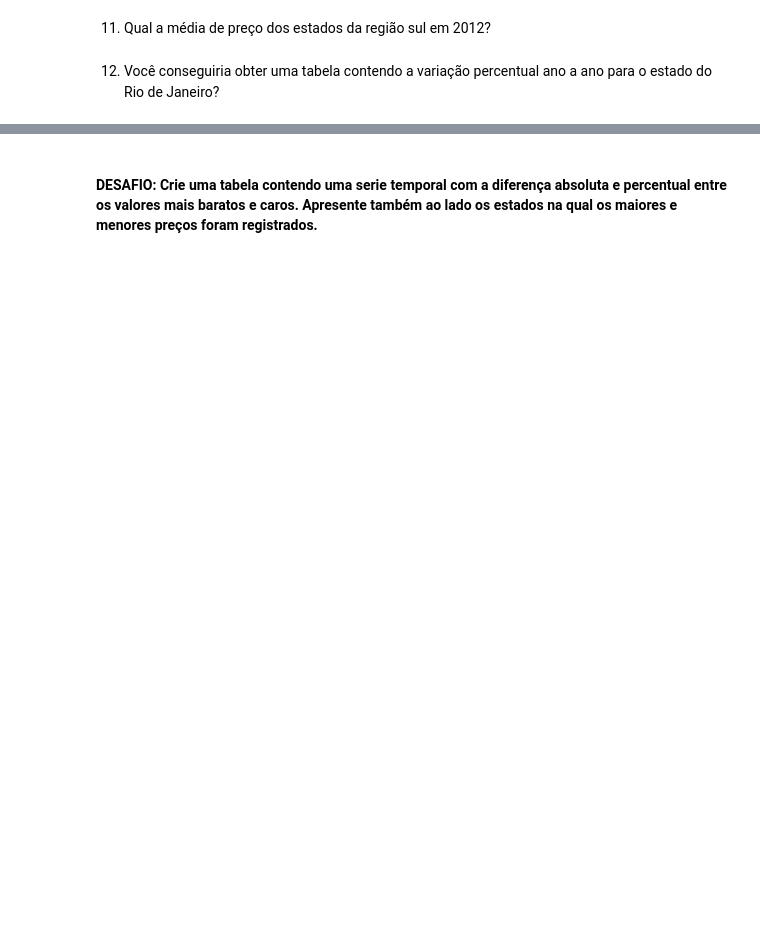
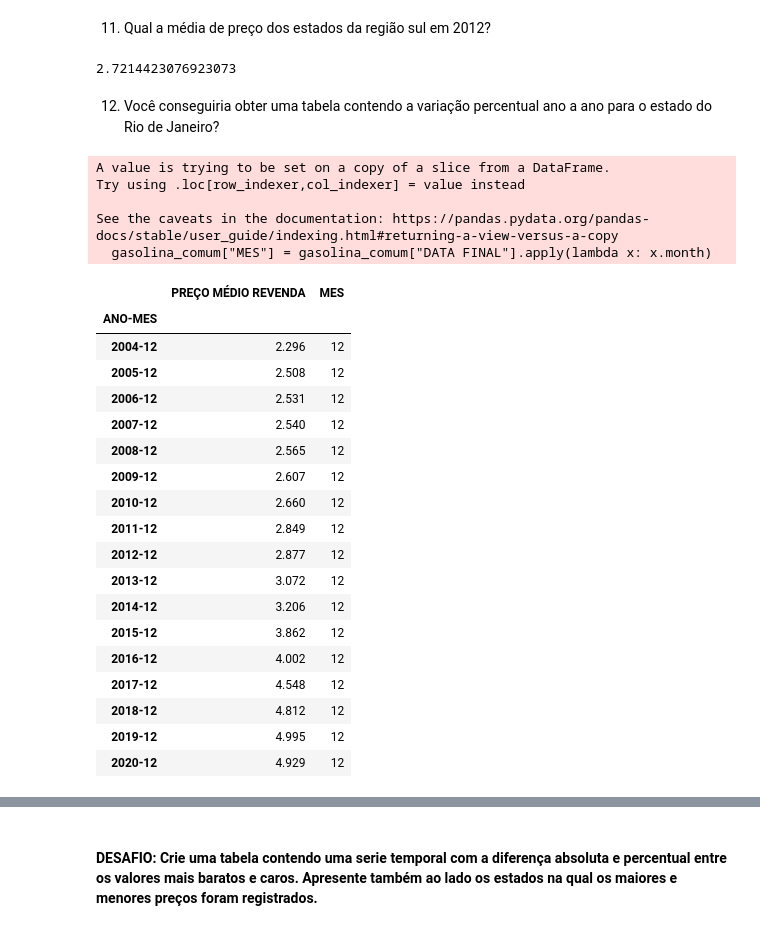
Before and after one commit to danilopinho75/dados-gasolina-pandas, a Jupyter notebook: app.ipynb, the cells around one changed output, grey strips where cells are left out. Saved outputs shown, nothing was run; the diff lists cells and outputs as text; code cells hidden in the pictures; blank space fills up the shorter version.

Commit message:
Análise da evolução do preço da gasolina em cada ano

```diff
--- a/app.ipynb
+++ b/app.ipynb
@@ -143,2 +161,39 @@ gasolina_comum[(gasolina_comum['ANO-MES'] == '2014-05') & (gasolina_comum['ESTAD
+# %%
+ano_2012[ano_2012["REGIÃO"] == "SUL"]["PREÇO MÉDIO REVENDA"].mean()
+# %% [output]
+2.7214423076923073
 # %% [markdown]
 12. Você conseguiria obter uma tabela contendo a variação percentual ano a ano para o estado do Rio de Janeiro?
+# %%
+gasolina_comum["MES"] = gasolina_comum["DATA FINAL"].apply(lambda x: x.month)
+df_rio = gasolina_comum[gasolina_comum["ESTADO"] == "RIO DE JANEIRO"]
+# %% [output]
+A value is trying to be set on a copy of a slice from a DataFrame.
+Try using .loc[row_indexer,col_indexer] = value instead
+
+See the caveats in the documentation: https://pandas.pydata.org/pandas-docs/stable/user_guide/indexing.html#returning-a-view-versus-a-copy
+  gasolina_comum["MES"] = gasolina_comum["DATA FINAL"].apply(lambda x: x.month)
+# %%
+df_month_rio = df_rio.groupby("ANO-MES")[["PREÇO MÉDIO REVENDA", "MES"]].last()
+# %%
+df_month_rio[df_month_rio["MES"] == 12]
+# %% [output]
+|  | PREÇO MÉDIO REVENDA | MES |
+| ANO-MES |  |  |
+| 2004-12 | 2.296 | 12 |
+| 2005-12 | 2.508 | 12 |
+| 2006-12 | 2.531 | 12 |
+| 2007-12 | 2.540 | 12 |
+| 2008-12 | 2.565 | 12 |
+| 2009-12 | 2.607 | 12 |
+| 2010-12 | 2.660 | 12 |
+| 2011-12 | 2.849 | 12 |
+| 2012-12 | 2.877 | 12 |
+| 2013-12 | 3.072 | 12 |
+| 2014-12 | 3.206 | 12 |
+| 2015-12 | 3.862 | 12 |
+| 2016-12 | 4.002 | 12 |
+| 2017-12 | 4.548 | 12 |
+| 2018-12 | 4.812 | 12 |
+| 2019-12 | 4.995 | 12 |
+| 2020-12 | 4.929 | 12 |
```
Also changed, not shown: parts of 3 cells of this notebook.
